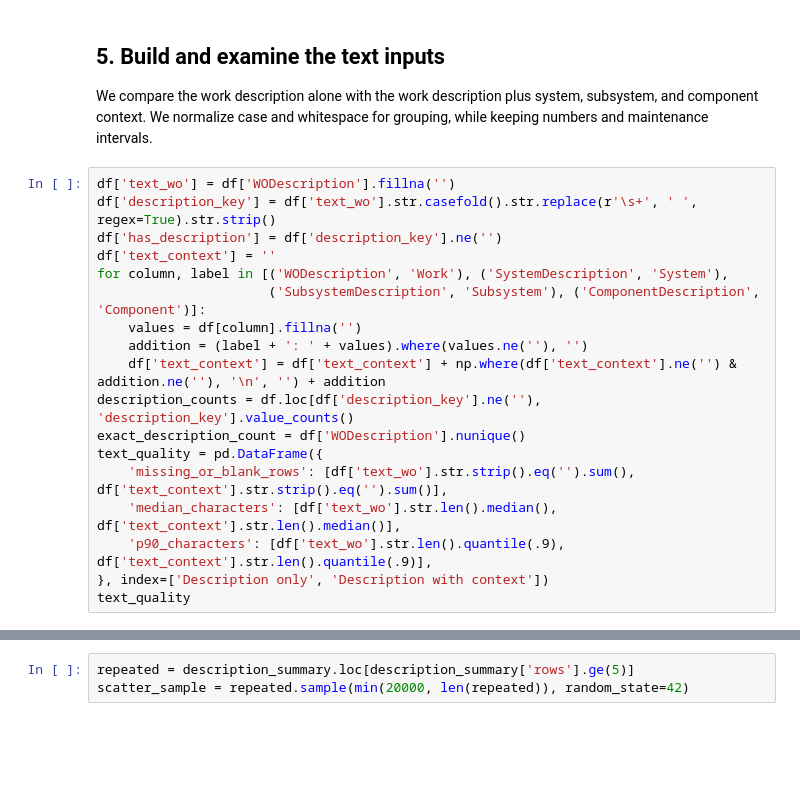
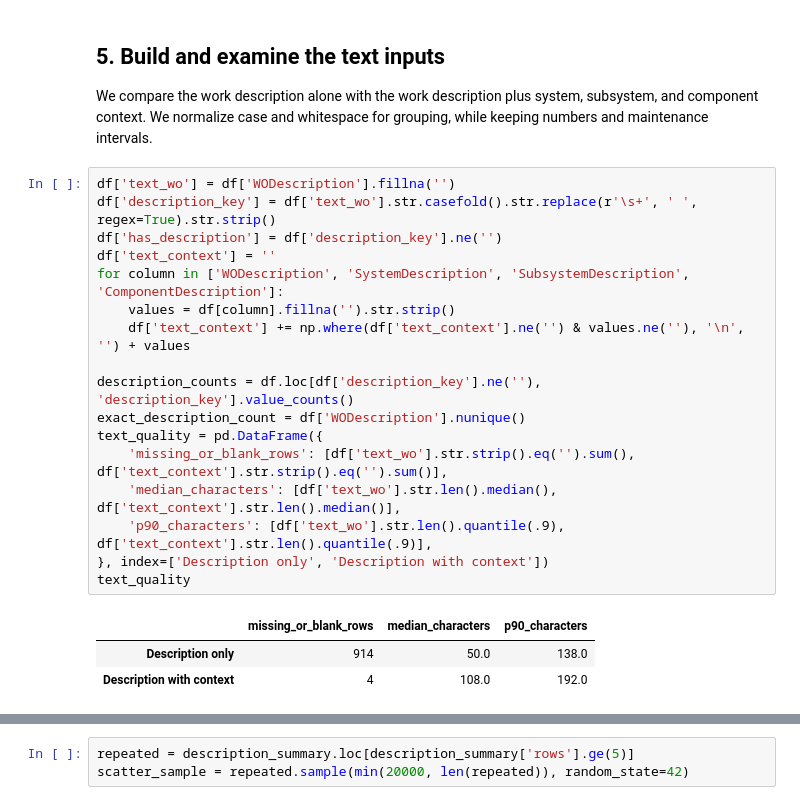
Before and after one commit to nickens-dev/fmucd_analysis, a Jupyter notebook: data_exp.ipynb, the cells around one changed output, grey strips where cells are left out. Saved outputs shown, nothing was run; the diff lists cells and outputs as text; blank space fills up the shorter version.

```diff
--- a/data_exp.ipynb
+++ b/data_exp.ipynb
@@ -378,21 +449,24 @@ We compare the work description alone with the work description plus system, sub
 # %%
 df['text_wo'] = df['WODescription'].fillna('')
 df['description_key'] = df['text_wo'].str.casefold().str.replace(r'\s+', ' ', regex=True).str.strip()
 df['has_description'] = df['description_key'].ne('')
 df['text_context'] = ''
-for column, label in [('WODescription', 'Work'), ('SystemDescription', 'System'),
-                      ('SubsystemDescription', 'Subsystem'), ('ComponentDescription', 'Component')]:
-    values = df[column].fillna('')
-    addition = (label + ': ' + values).where(values.ne(''), '')
-    df['text_context'] = df['text_context'] + np.where(df['text_context'].ne('') & addition.ne(''), '\n', '') + addition
+for column in ['WODescription', 'SystemDescription', 'SubsystemDescription', 'ComponentDescription']:
+    values = df[column].fillna('').str.strip()
+    df['text_context'] += np.where(df['text_context'].ne('') & values.ne(''), '\n', '') + values
+
 description_counts = df.loc[df['description_key'].ne(''), 'description_key'].value_counts()
 exact_description_count = df['WODescription'].nunique()
 text_quality = pd.DataFrame({
     'missing_or_blank_rows': [df['text_wo'].str.strip().eq('').sum(), df['text_context'].str.strip().eq('').sum()],
     'median_characters': [df['text_wo'].str.len().median(), df['text_context'].str.len().median()],
     'p90_characters': [df['text_wo'].str.len().quantile(.9), df['text_context'].str.len().quantile(.9)],
 }, index=['Description only', 'Description with context'])
 text_quality
+# %% [output]
+|  | missing_or_blank_rows | median_characters | p90_characters |
+| Description only | 914 | 50.0 | 138.0 |
+| Description with context | 4 | 108.0 | 192.0 |
 # %%
 fig, axes = plt.subplots(1, 2, figsize=(14, 5))
 max_count = max(2, int(description_counts.max()))
```
Also changed, not shown: parts of 23 cells of this notebook, 13 other files.
